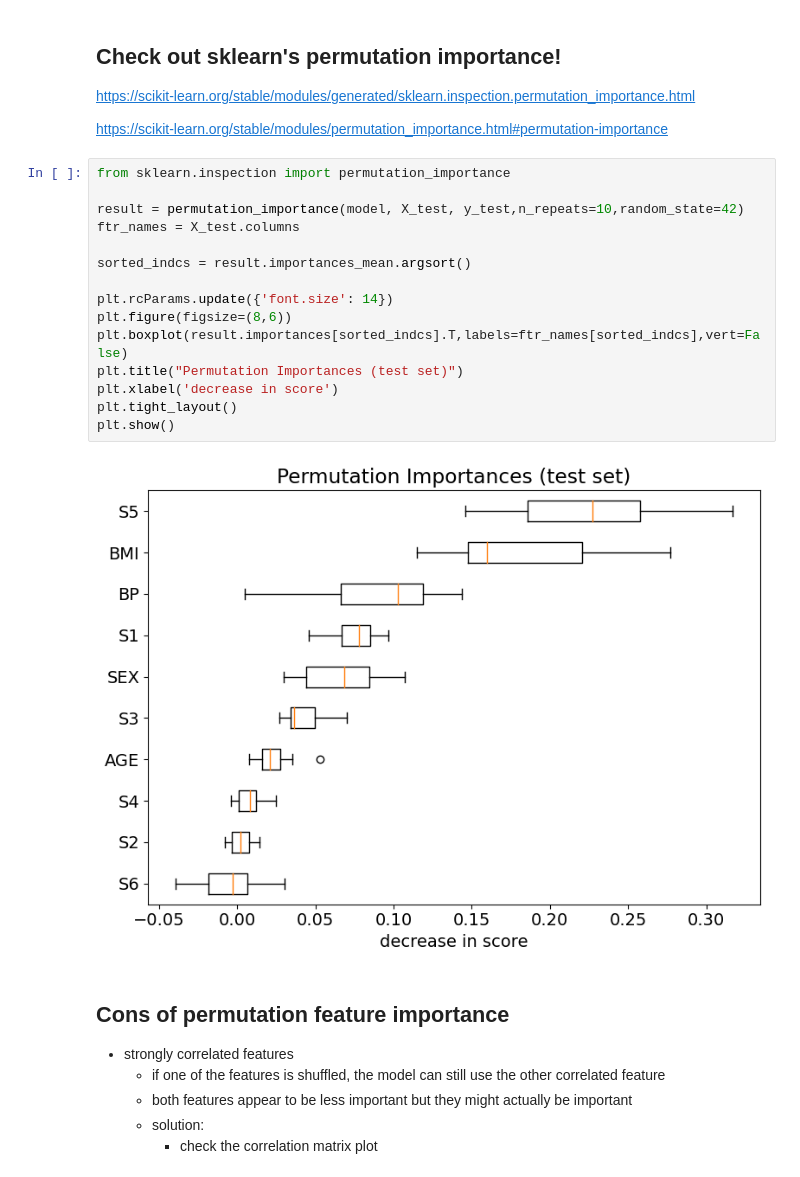
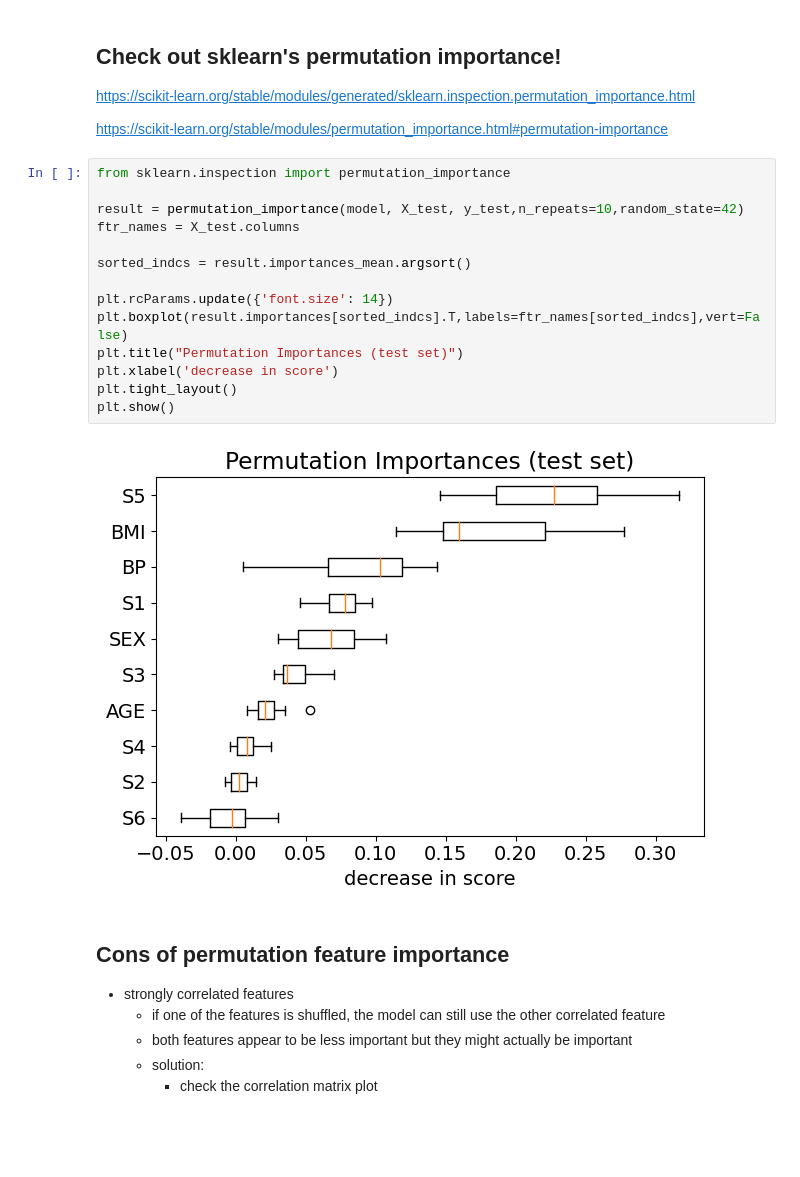
Before and after one commit to azsom/Interpretable_ML_ODSC, a Jupyter notebook: interpretability_in_ML.ipynb, the cells around one changed output. Saved outputs shown, nothing was run; the diff lists cells and outputs as text; blank space fills up the shorter version.

```diff
--- a/interpretability_in_ML.ipynb
+++ b/interpretability_in_ML.ipynb
@@ -330,20 +328,19 @@ https://scikit-learn.org/stable/modules/permutation_importance.html#permutation-
 # %%
 from sklearn.inspection import permutation_importance
 
 result = permutation_importance(model, X_test, y_test,n_repeats=10,random_state=42)
 ftr_names = X_test.columns
 
 sorted_indcs = result.importances_mean.argsort()
 
 plt.rcParams.update({'font.size': 14})
-plt.figure(figsize=(8,6))
 plt.boxplot(result.importances[sorted_indcs].T,labels=ftr_names[sorted_indcs],vert=False)
 plt.title("Permutation Importances (test set)")
 plt.xlabel('decrease in score')
 plt.tight_layout()
 plt.show()
 # %% [output]
-[figure, old version]
+[figure, new version]
 # %% [markdown]
 ## Cons of permutation feature importance
 - strongly correlated features
```
Also changed, not shown: parts of 5 cells of this notebook, 1 other file.
